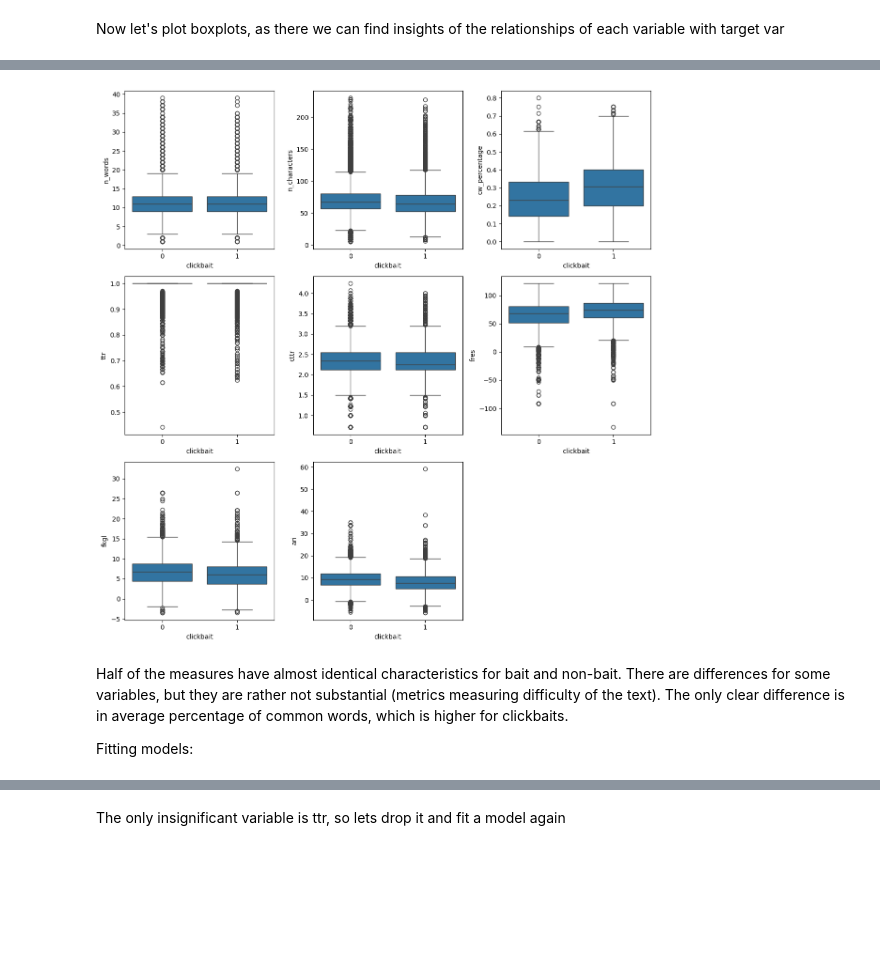
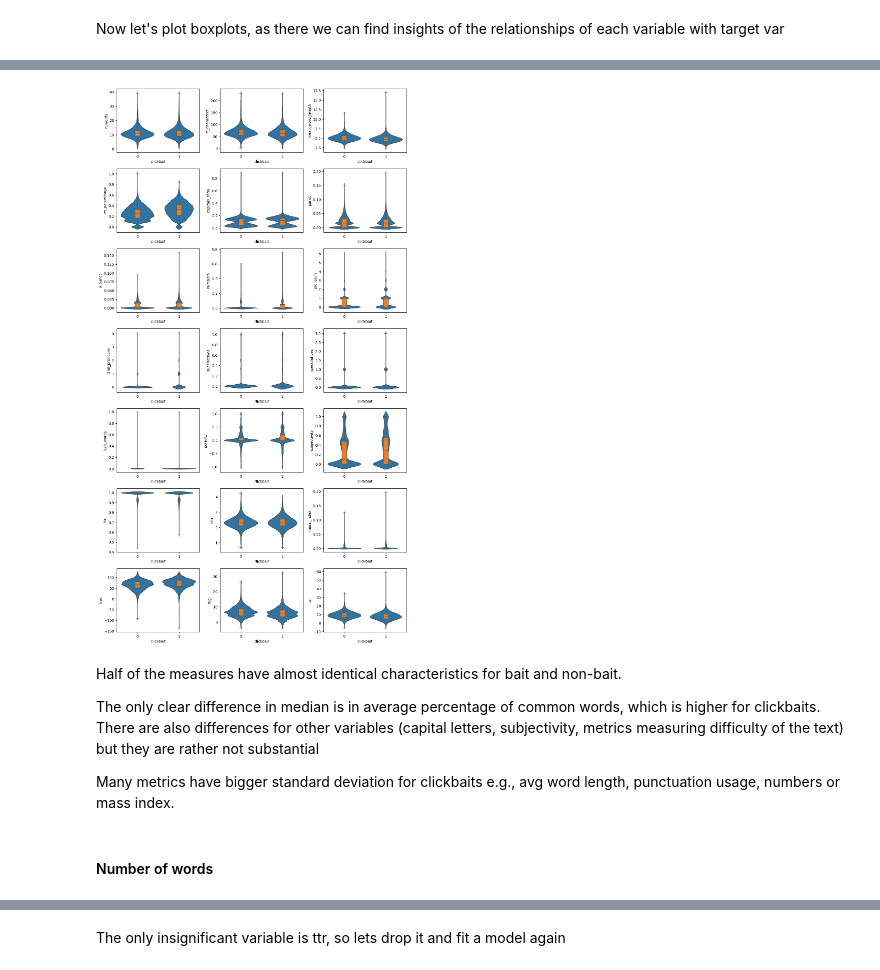
Before and after one commit to matkubita/ClickbaitDetectionThesis, a Jupyter notebook: notebooks/3.5-Informativeness-Measures-2.ipynb, the cells around one changed output, grey strips where cells are left out. Drawn from its saved outputs; the diff is of its cells as text; code cells hidden in the pictures; blank space fills up the shorter version.

Commit message:
initial analysis of measures

```diff
--- a/notebooks/3.5-Informativeness-Measures-2.ipynb
+++ b/notebooks/3.5-Informativeness-Measures-2.ipynb
@@ -388,2 +458,23 @@ array([[<Axes: title={'center': 'n_words'}>,
+# %%
+final_data = shortened_metrics[shortened_metrics['body_n_words'] <= 5000].copy()
+# %%
+# apply metrics
+for name, function in tqdm(metrics_functions.items()):
+    if name not in ["n_words", "similarity"] :
+        final_data[f"body_{name}"] = final_data['body'].apply(function)
+# %%
+name = 'similarity'
+function = metrics_functions[name]
+final_data[f"body_{name}"] = final_data.apply(lambda x: function(x['title'], x['body']), axis=1)
 # %% [markdown]
 Now let's plot boxplots, as there we can find insights of the relationships of each variable with target var
+# %%
+plt.figure(figsize=(12,24))
+columns = final_data.columns.to_list()[3:]
+columns = [col for col in columns if col.startswith("body_")]
+for i, col in enumerate(columns):
+    plt.subplot(8, 3, i+1)
+    ax = sns.violinplot(x='clickbait', y=col, data=final_data, inner=None)
+    sns.boxplot(x='clickbait', y=col, data=final_data, width=0.12, whis=(0, 100), ax=ax)
+plt.tight_layout()
+plt.show()
@@ -390,14 +483,17 @@ Now let's plot boxplots, as there we can find insights of the relationships of e
 # %%
-plt.figure(figsize=(12,12))
+plt.figure(figsize=(12,24))
 columns = shortened_metrics.columns.to_list()[3:]
 for i, col in enumerate(columns):
-    plt.subplot(3, 3, i+1)
-    sns.boxplot(x='clickbait', y=col, data=shortened_metrics)
+    plt.subplot(8, 3, i+1)
+    ax = sns.violinplot(x='clickbait', y=col, data=shortened_metrics, inner=None)
+    sns.boxplot(x='clickbait', y=col, data=shortened_metrics, width=0.12, whis=(0, 100), ax=ax)
 plt.tight_layout()
 plt.show()
 # %% [output]
-[figure, old version]
+[figure, new version]
 # %% [markdown]
-Half of the measures have almost identical characteristics for bait and non-bait. There are differences for some variables, but they are rather not substantial (metrics measuring difficulty of the text). The only clear difference is in average percentage of common words, which is higher for clickbaits.
+Half of the measures have almost identical characteristics for bait and non-bait.
 
-Fitting models:
+The only clear difference in median is in average percentage of common words, which is higher for clickbaits. There are also differences for other variables (capital letters, subjectivity, metrics measuring difficulty of the text) but they are rather not substantial
+
+Many metrics have bigger standard deviation for clickbaits e.g., avg word length, punctuation usage, numbers or mass index.
@@ -403,0 +522,2 @@ Fitting models:
+# %% [markdown]
+#### Number of words
```
Also changed, not shown: parts of 45 cells of this notebook.
